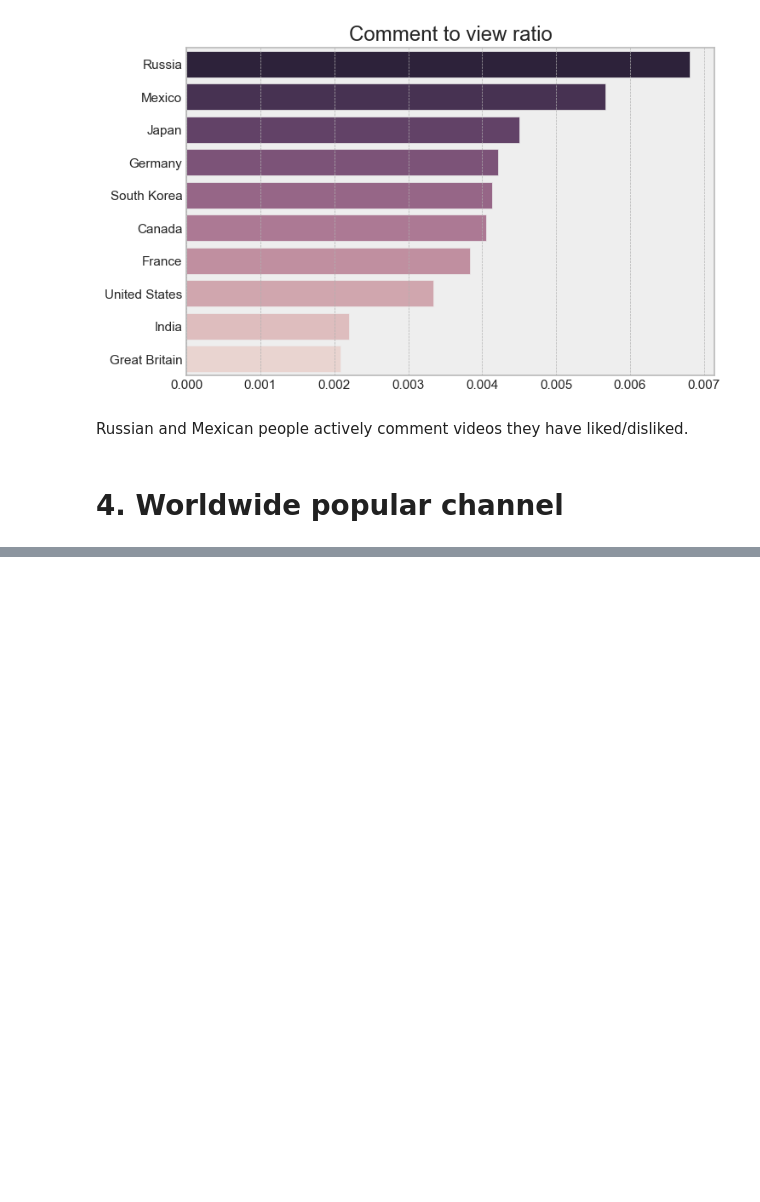
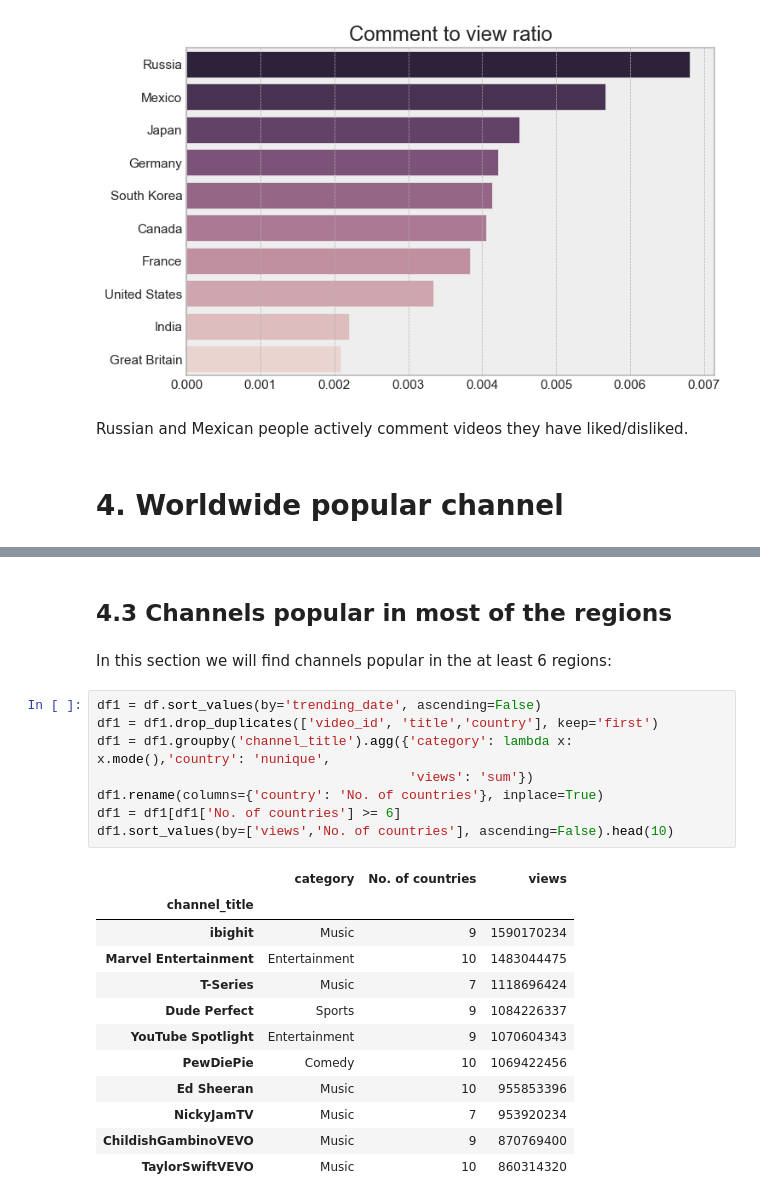
Before and after one commit to Eugeniy-Makarevich/Youtube-trending-videos, a Jupyter notebook: youtube_videos.ipynb, the cells around one changed output, grey strips where cells are left out. Cells and saved outputs as stored; diff of their text form; blank space fills up the shorter version.

```diff
--- a/youtube_videos.ipynb
+++ b/youtube_videos.ipynb
@@ -528,0 +570,25 @@ df1.sort_values(by=['No. of countries', 'views'], ascending=False).head(10)
+# %% [markdown]
+## 4.3  Channels popular in most of the regions
+# %% [markdown]
+In this section we will find channels popular in the at least 6 regions:
+# %%
+df1 = df.sort_values(by='trending_date', ascending=False)
+df1 = df1.drop_duplicates(['video_id', 'title','country'], keep='first')
+df1 = df1.groupby('channel_title').agg({'category': lambda x: x.mode(),'country': 'nunique',
+                                        'views': 'sum'})
+df1.rename(columns={'country': 'No. of countries'}, inplace=True)
+df1 = df1[df1['No. of countries'] >= 6]
+df1.sort_values(by=['views','No. of countries'], ascending=False).head(10)
+# %% [output]
+|  | category | No. of countries | views |
+| channel_title |  |  |  |
+| ibighit | Music | 9 | 1590170234 |
+| Marvel Entertainment | Entertainment | 10 | 1483044475 |
+| T-Series | Music | 7 | 1118696424 |
+| Dude Perfect | Sports | 9 | 1084226337 |
+| YouTube Spotlight | Entertainment | 9 | 1070604343 |
+| PewDiePie | Comedy | 10 | 1069422456 |
+| Ed Sheeran | Music | 10 | 955853396 |
+| NickyJamTV | Music | 7 | 953920234 |
+| ChildishGambinoVEVO | Music | 9 | 870769400 |
+| TaylorSwiftVEVO | Music | 10 | 860314320 |
```
Also changed, not shown: parts of 18 cells of this notebook.
